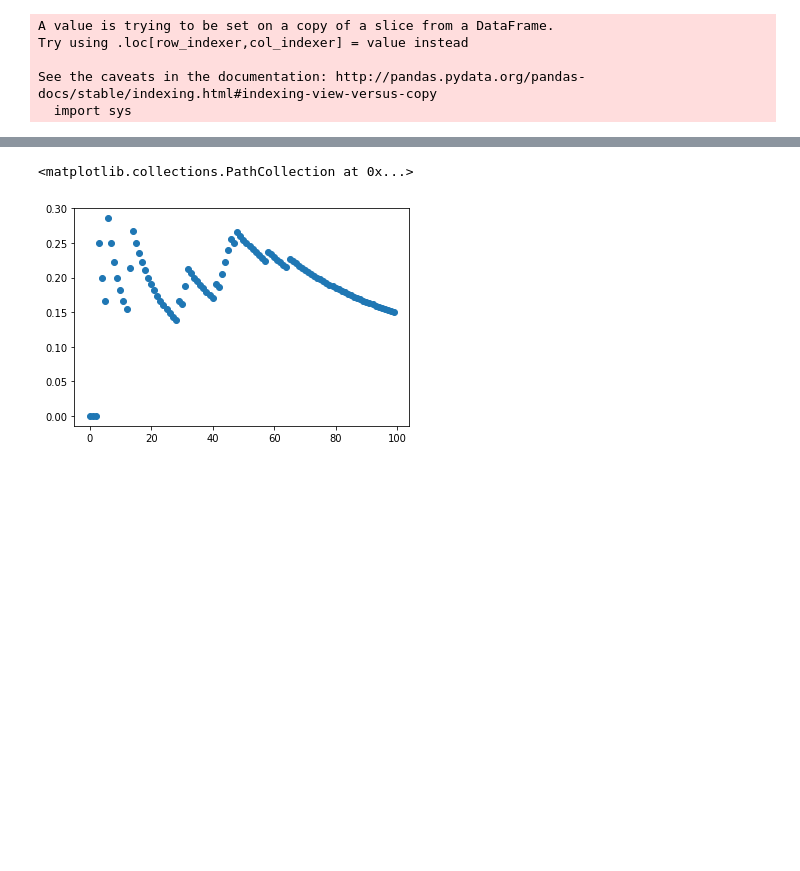
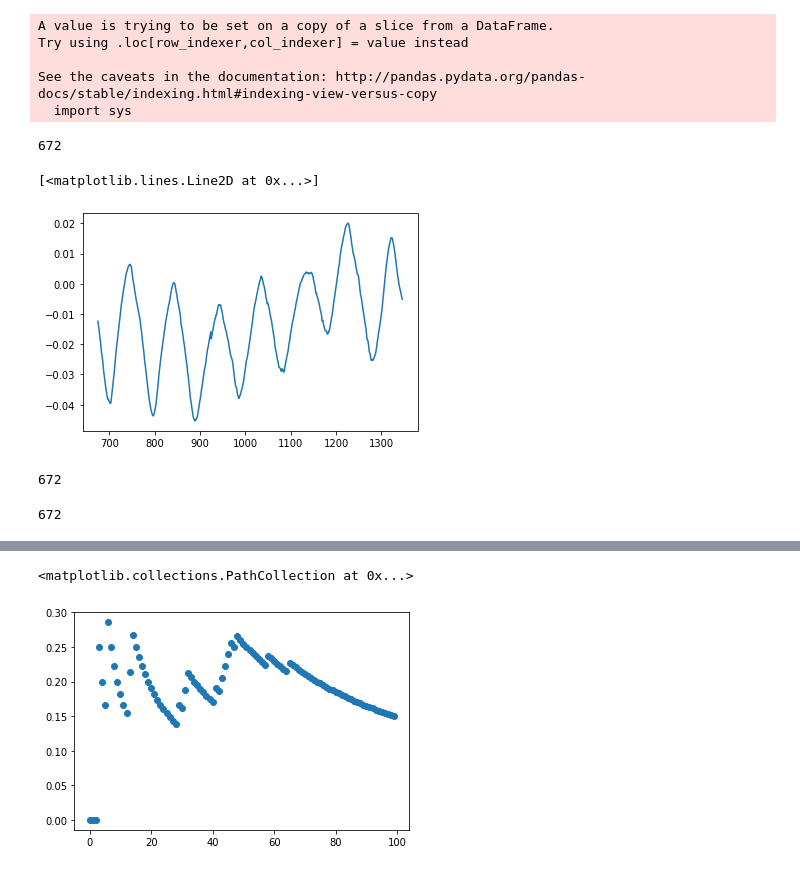
Before and after one commit to BereniceSinopoliPal/Calcul_Molonari_Julien_Berenice, a Jupyter notebook: demo calcul.ipynb, the cells around one changed output, grey strips where cells are left out. Cells and saved outputs as stored; diff of their text form; code cells hidden in the pictures; blank space fills up the shorter version.

```diff
--- a/demo calcul.ipynb
+++ b/demo calcul.ipynb
@@ -28,6 +28,10 @@ Try using .loc[row_indexer,col_indexer] = value instead
 
 See the caveats in the documentation: http://pandas.pydata.org/pandas-docs/stable/indexing.html#indexing-view-versus-copy
   import sys
+# %%
+len(res_list)
+# %% [output]
+672
 # %%
 Tableau_temp = [ [i[0],[i[1],i[2],i[3],i[4]]] for i in res_list]
 # %%
@@ -45,5 +52,18 @@ res_p = c.values.tolist()
+# %%
+plt.plot(c['Tension, V (LGR S/N: 20072572, SEN S/N: 20072572, LBL: Pression)'])
+# %% [output]
+[<matplotlib.lines.Line2D at 0x...>]
+[figure, added]
 # %%
 Tableau_press = [ [i[0],[i[1],i[2]]] for i in res_p]
+# %%
+len(Tableau_press)
+# %% [output]
+672
+# %%
+len(Tableau_temp)
+# %% [output]
+672
 # %%
 #### Simulation 1 : K=1e-4 m/s
 # %%
```
Also changed, not shown: parts of 9 cells of this notebook.
